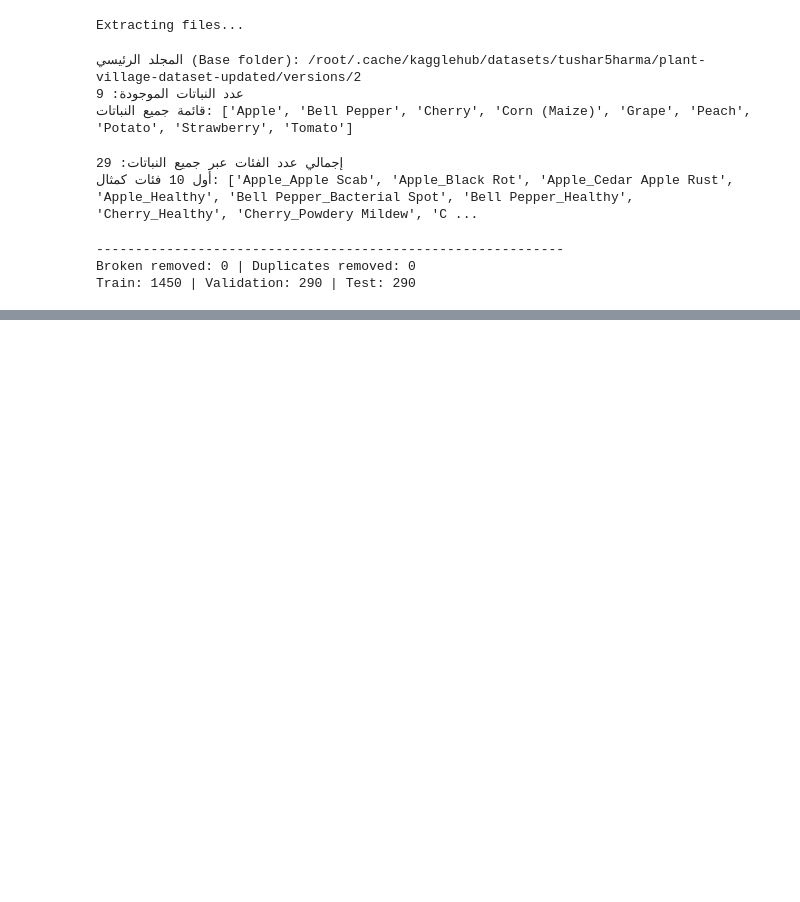
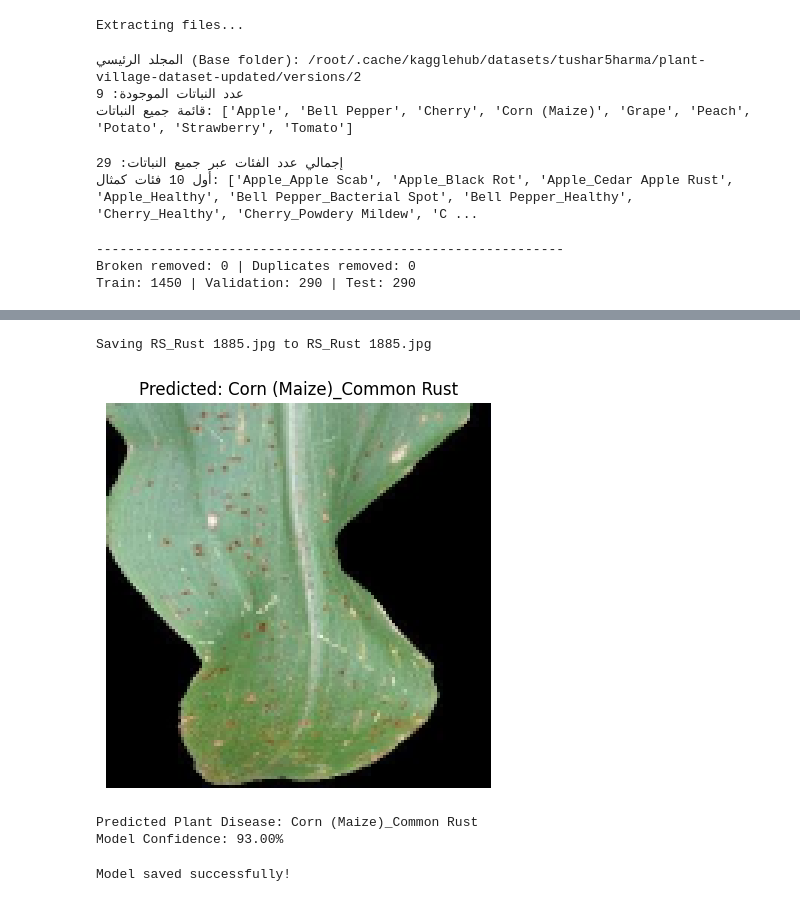
Before and after one commit to shahed447/Copy_of_DA_360_Project.ipynb, a Jupyter notebook: Copy_of_DA_360_Project.ipynb, the cells around one changed output, grey strips where cells are left out. Drawn from its saved outputs; the diff is of its cells as text; code cells hidden in the pictures; blank space fills up the shorter version.

```diff
--- a/Copy_of_DA_360_Project.ipynb
+++ b/Copy_of_DA_360_Project.ipynb
@@ -171,0 +631,46 @@ plt.show()
+# %%
+# ==========================================
+# STEP 8: PREDICT A NEW PLANT IMAGE
+# ==========================================
+
+from google.colab import files
+
+# Upload a plant image
+uploaded = files.upload()
+
+image_path = next(iter(uploaded.keys()))
+
+# Read and prepare image
+img = cv2.imread(image_path)
+
+if img is None:
+    raise ValueError("Unable to read the uploaded image.")
+
+img = cv2.cvtColor(img, cv2.COLOR_BGR2RGB)
+img = cv2.resize(img, (IMG_SIZE, IMG_SIZE))
+
+# Extract image features
+new_features = extract_features(np.array([img]))
+
+# Scale features
+new_features_scaled = scaler.transform(new_features)
+
+# Predict plant disease
+prediction = best_model.predict(new_features_scaled)
+
+predicted_class = class_names[int(prediction[0])]
+
+# Display image and prediction
+plt.figure(figsize=(5, 5))
+plt.imshow(img)
+plt.title("Predicted: " + predicted_class)
+plt.axis("off")
+plt.show()
+
+print("Predicted Plant Disease:", predicted_class)
+
+if hasattr(best_model, "predict_proba"):
+    probabilities = best_model.predict_proba(new_features_scaled)
+    confidence = np.max(probabilities) * 100
+    print(f"Model Confidence: {confidence:.2f}%")
+# %% [output]
@@ -171,0 +678,19 @@ plt.show()
+Saving RS_Rust 1885.jpg to RS_Rust 1885.jpg
+[figure, added]
+Predicted Plant Disease: Corn (Maize)_Common Rust
+Model Confidence: 93.00%
+# %%
+import joblib
+
+# Save the trained model
+joblib.dump(best_model, 'plant_disease_model.pkl')
+
+# Save the scaler
+joblib.dump(scaler, 'feature_scaler.pkl')
+
+# Save class names
+joblib.dump(class_names, 'class_names.pkl')
+
+print("Model saved successfully!")
+# %% [output]
+Model saved successfully!
```
Also changed, not shown: parts of 24 cells of this notebook.
